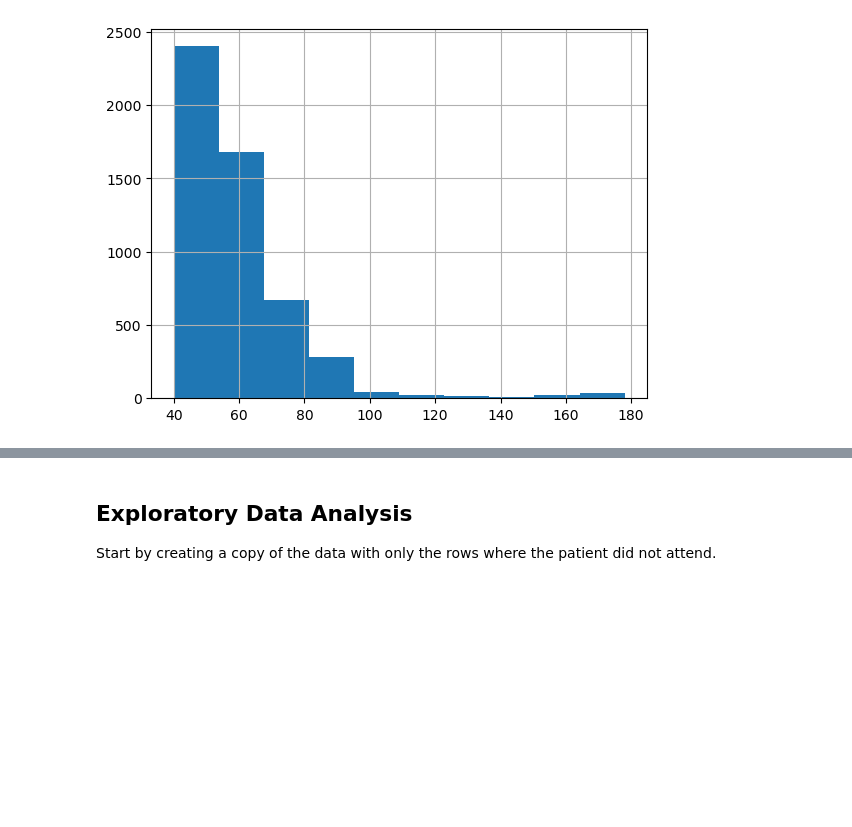
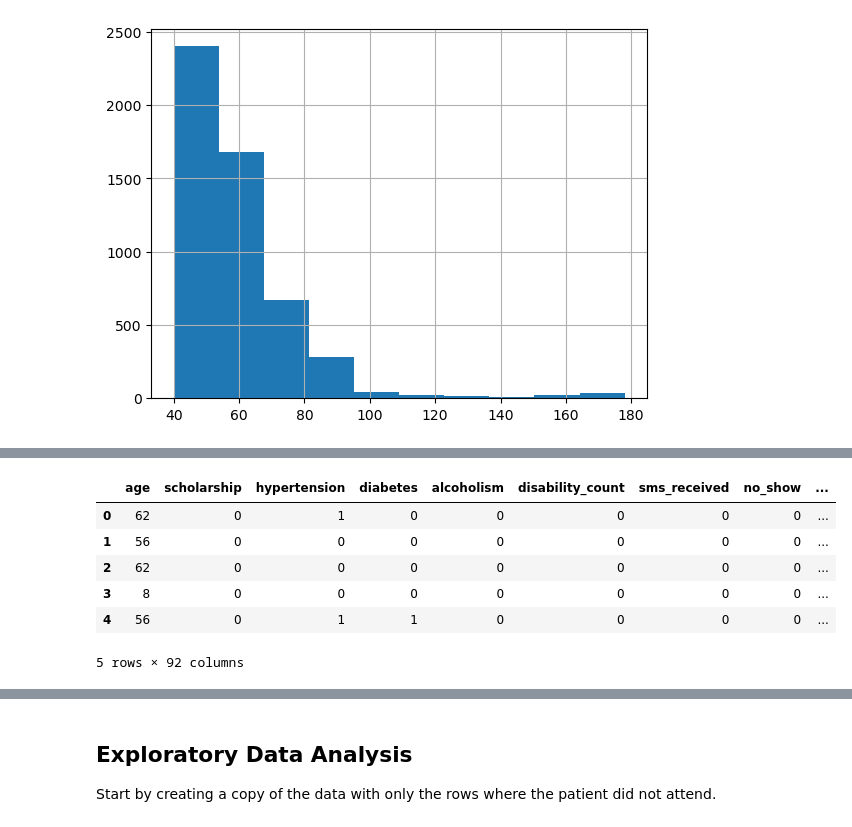
Before and after one commit to afbowman/UnsupervisedLearning, a Jupyter notebook: Capstone_Project.ipynb, the cells around one changed output, grey strips where cells are left out. Drawn from its saved outputs; the diff is of its cells as text; code cells hidden in the pictures; blank space fills up the shorter version.

```diff
--- a/Capstone_Project.ipynb
+++ b/Capstone_Project.ipynb
@@ -392 +461,11 @@ Check the descriptive statistics after cleaning.
+# %%
+df_prep.head()
+# %% [output]
+|  | age | scholarship | hypertension | diabetes | alcoholism | disability_count | sms_received | no_show | ... |
+| 0 | 62 | 0 | 1 | 0 | 0 | 0 | 0 | 0 | ... |
+| 1 | 56 | 0 | 0 | 0 | 0 | 0 | 0 | 0 | ... |
+| 2 | 62 | 0 | 0 | 0 | 0 | 0 | 0 | 0 | ... |
+| 3 | 8 | 0 | 0 | 0 | 0 | 0 | 0 | 0 | ... |
+| 4 | 56 | 0 | 1 | 1 | 0 | 0 | 0 | 0 | ... |
+5 rows × 92 columns
 # %%
```
Also changed, not shown: parts of 12 cells of this notebook.
